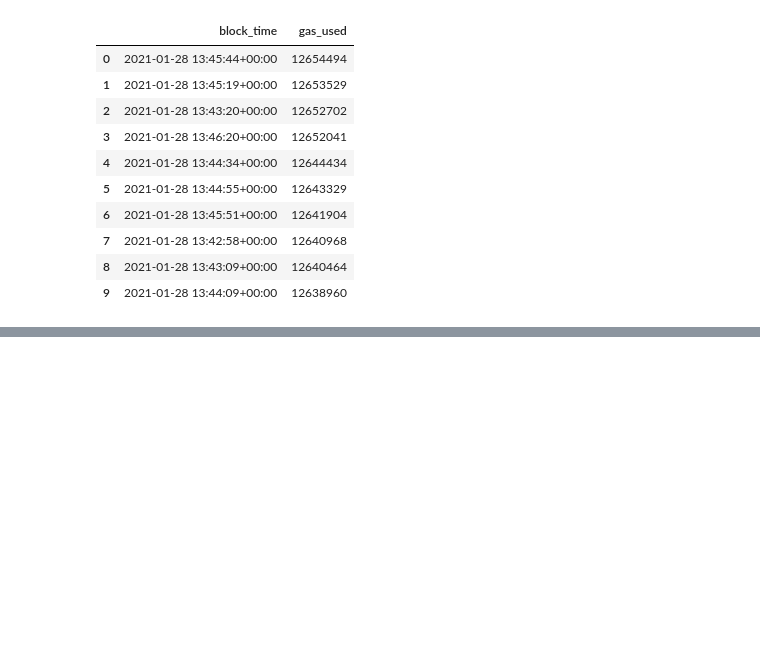
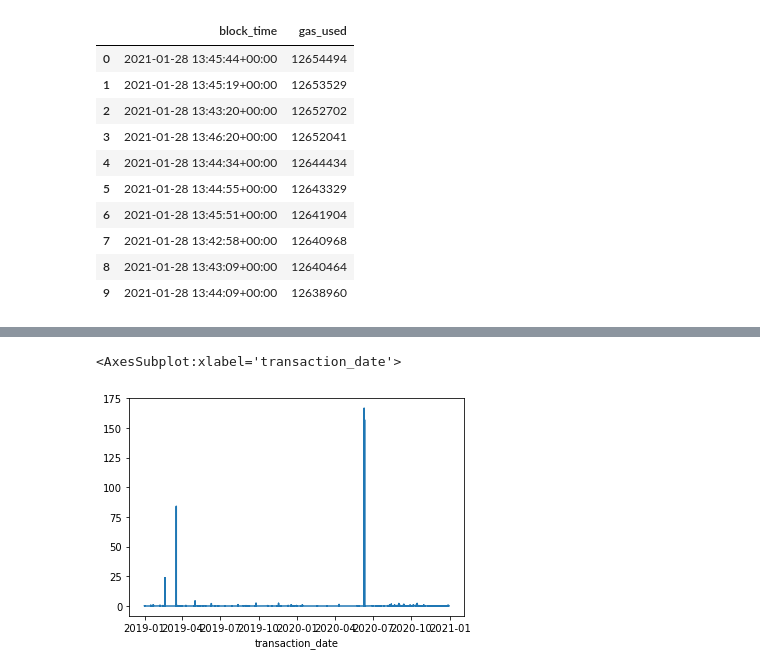
Before and after one commit to Pritam78459/ethereum-crypto-currency-analysis, a Jupyter notebook: EthereumBlockChain.ipynb, the cells around one changed output, grey strips where cells are left out. Drawn from its saved outputs; the diff is of its cells as text; code cells hidden in the pictures; blank space fills up the shorter version.

```diff
--- a/EthereumBlockChain.ipynb
+++ b/EthereumBlockChain.ipynb
@@ -241,0 +244,20 @@ avg_gas_wastage_res
+# %%
+# average ether transaction over last 2 years
+
+avg_gas_transaction = """
+                    SELECT AVG(gas_price * (receipt_gas_used/POWER(10,18))) as avg_gas_price,
+                    SUM(value/POWER(10,18)) sum_of_transaction_value , DATE(timestamp) as transaction_date
+                    FROM bigquery-public-data.crypto_ethereum.transactions,
+                    bigquery-public-data.crypto_ethereum.blocks
+                    WHERE
+                    transactions.block_number = blocks.number
+                    AND receipt_status = 1
+                    AND value > 0
+                    GROUP BY timestamp
+                    HAVING timestamp >= '2019-01-01' AND timestamp <= '2020-12-31'
+                    ORDER BY avg_gas_price DESC
+                    """
+
+avg_gas_transaction = client.query(avg_gas_transaction)
+avg_gas_transaction_res = avg_gas_transaction.to_dataframe()
+avg_gas_transaction_res
@@ -241,0 +278,5 @@ avg_gas_wastage_res
+# %%
+avg_gas_transaction_res.set_index('transaction_date')['avg_gas_price'].plot.line()
+# %% [output]
+<AxesSubplot:xlabel='transaction_date'>
+[figure, added]
```
Also changed, not shown: parts of 6 cells of this notebook.
